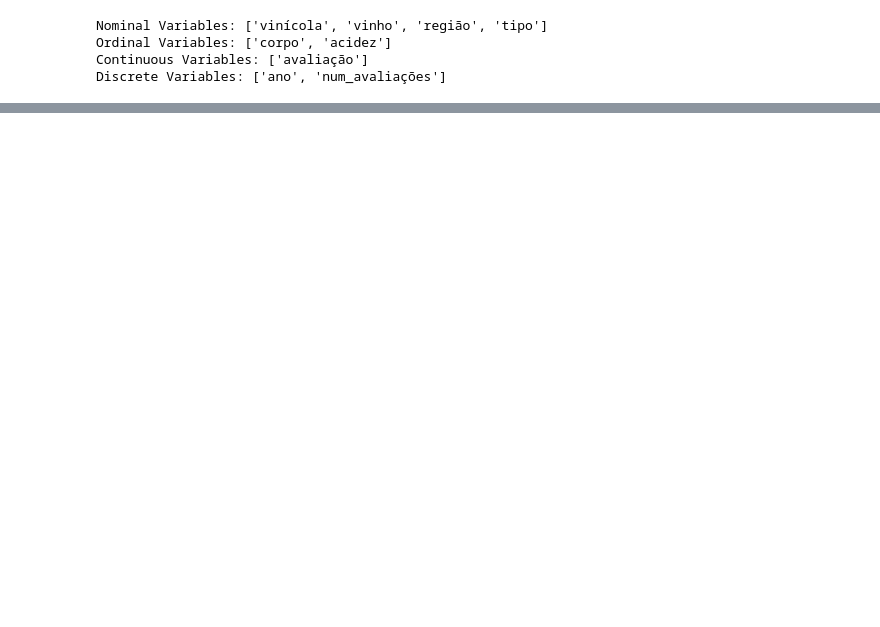
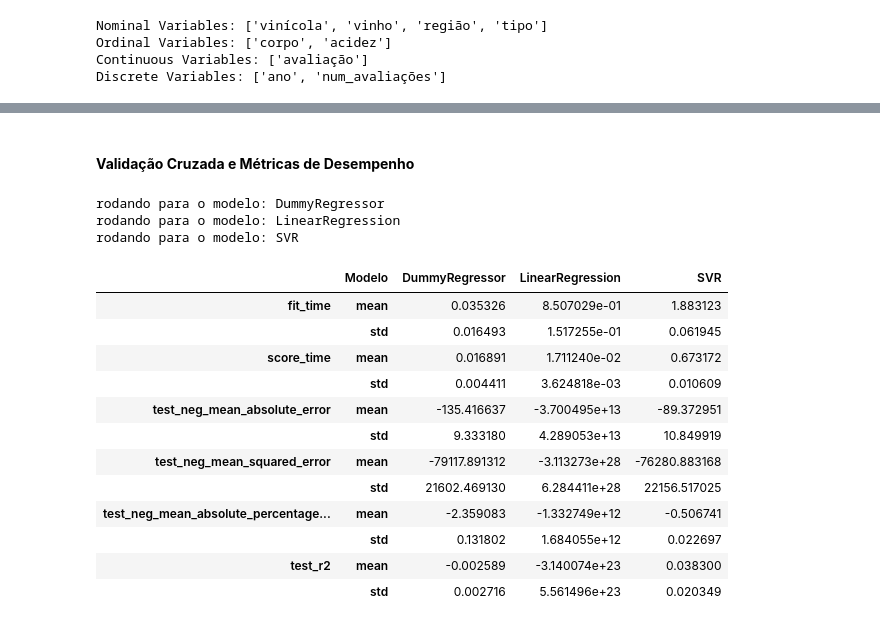
Before and after one commit to atlantico-academy/equipe5-2024.3, a Jupyter notebook: notebooks/02-comparative_analysis.ipynb, the cells around one changed output, grey strips where cells are left out. Saved outputs shown, nothing was run; the diff lists cells and outputs as text; code cells hidden in the pictures; blank space fills up the shorter version.

Commit message:
feat: Avaliação e Comparação de Modelos(#9)

```diff
--- a/notebooks/02-comparative_analysis.ipynb
+++ b/notebooks/02-comparative_analysis.ipynb
@@ -262,2 +255,0 @@ ColumnTransformer(transformers=[('nominal',
-# %%
-X_preprocessed = preprocessor.fit_transform(X)
@@ -275,0 +258,4 @@ print(X_preprocessed)
+# %% [markdown]
+#### **Validação Cruzada e Métricas de Desempenho**
+# %%
+modelos = [DummyRegressor(strategy="mean"), LinearRegression(), SVR()]
@@ -275,0 +266,51 @@ print(X_preprocessed)
+# %%
+metricas = [
+    'neg_mean_absolute_error',
+    'neg_mean_squared_error',
+    'neg_mean_absolute_percentage_error',
+    'r2',
+]
+
+monte_carlo = ShuffleSplit(n_splits=10, test_size=.2, random_state=42)
+# %%
+results_total = None
+for modelo in modelos:
+    model_name = modelo.__class__.__name__
+    print(f"rodando para o modelo: {model_name}")
+    approach = Pipeline(steps=[
+        ('preprocessor', preprocessor),
+        ('Modelo', modelo),
+    ])
+
+    scores = cross_validate(
+        approach, X, y,
+        scoring=metricas,
+        cv=monte_carlo
+    )
+    results_model = pd.DataFrame(scores)
+    results_model['Modelo'] = model_name
+    if results_total is None:
+        results_total = results_model
+    else:
+        results_total = pd.concat([results_total, results_model])
+# %% [output]
+rodando para o modelo: DummyRegressor
+rodando para o modelo: LinearRegression
+rodando para o modelo: SVR
+# %%
+
+results_total.groupby('Modelo').agg(['mean', 'std']).T
+# %% [output]
+|  | Modelo | DummyRegressor | LinearRegression | SVR |
+| fit_time | mean | 0.035326 | 8.507029e-01 | 1.883123 |
+|  | std | 0.016493 | 1.517255e-01 | 0.061945 |
+| score_time | mean | 0.016891 | 1.711240e-02 | 0.673172 |
+|  | std | 0.004411 | 3.624818e-03 | 0.010609 |
+| test_neg_mean_absolute_error | mean | -135.416637 | -3.700495e+13 | -89.372951 |
+|  | std | 9.333180 | 4.289053e+13 | 10.849919 |
+| test_neg_mean_squared_error | mean | -79117.891312 | -3.113273e+28 | -76280.883168 |
+|  | std | 21602.469130 | 6.284411e+28 | 22156.517025 |
+| test_neg_mean_absolute_percentage... | mean | -2.359083 | -1.332749e+12 | -0.506741 |
+|  | std | 0.131802 | 1.684055e+12 | 0.022697 |
+| test_r2 | mean | -0.002589 | -3.140074e+23 | 0.038300 |
+|  | std | 0.002716 | 5.561496e+23 | 0.020349 |
```
Also changed, not shown: parts of 15 cells of this notebook.
